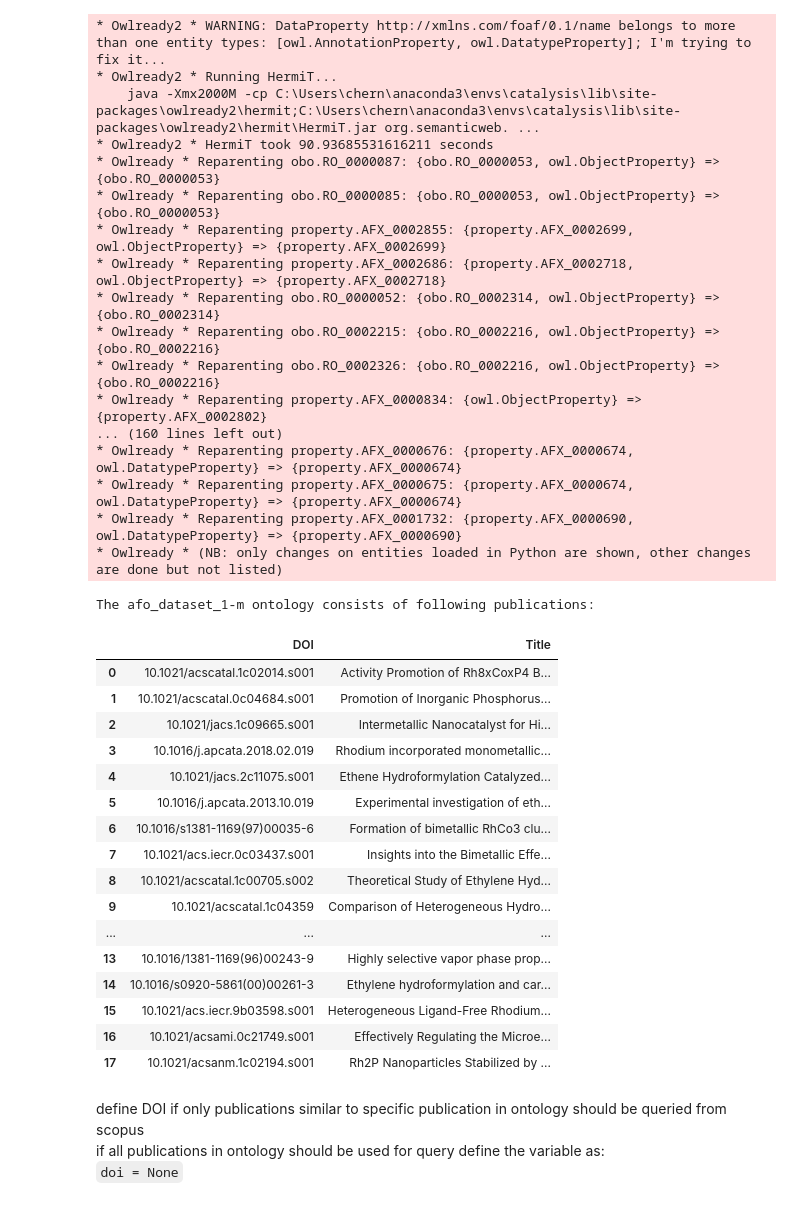
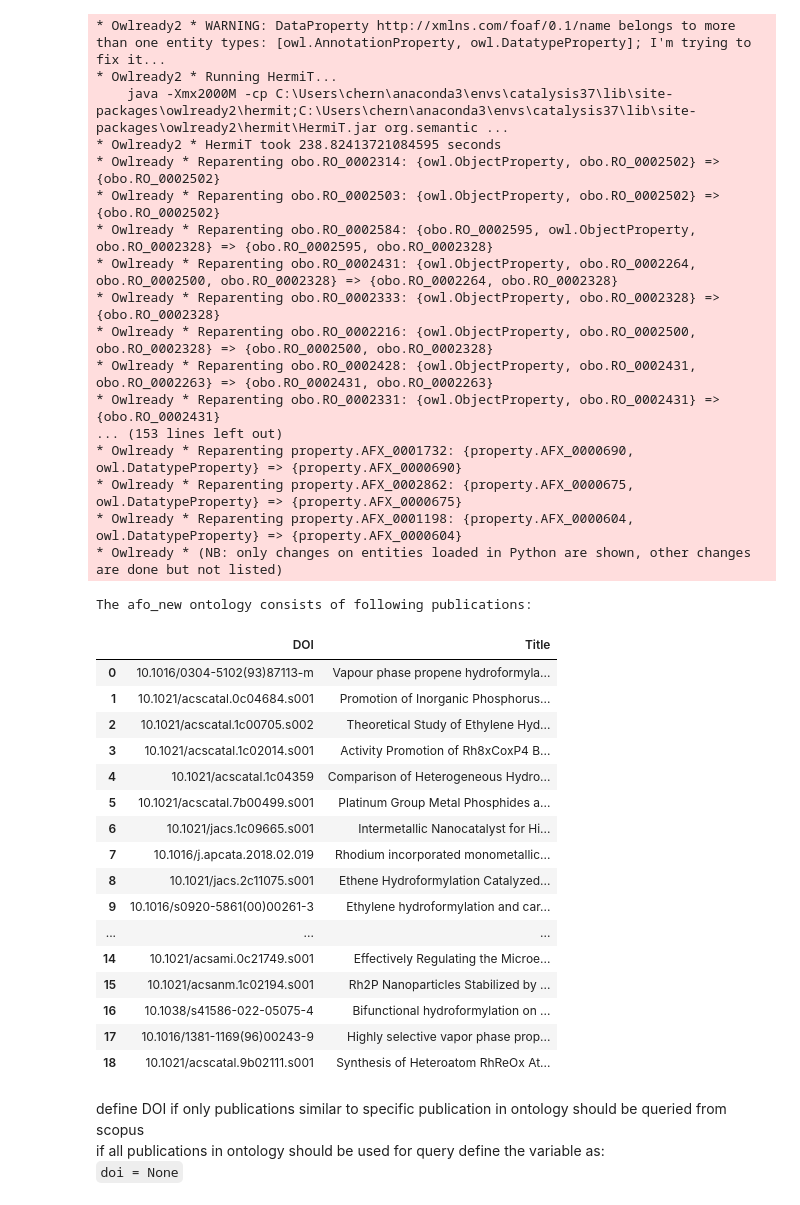
Before and after one commit to TUDoAD/Abschlussarbeiten_Behr, a Jupyter notebook: Chernenko/user_queries.ipynb, the cells around one changed output. Saved outputs shown, nothing was run; the diff lists cells and outputs as text; code cells hidden in the pictures.

```diff
--- a/Chernenko/user_queries.ipynb
+++ b/Chernenko/user_queries.ipynb
@@ -4,52 +6,52 @@ from queries import *
 # %%
 #load the ontology from "./ontologies/" and perform reasoning
-onto_name= "afo_dataset_1-m" #input name of the ontology
+onto_name= "afo_new" #input name of the ontology
 
 #perform reasoning, get dois from publications in the extended ontology
 onto_pub_list,onto,df=reasoning_dois_onto(onto_name)
 
 pd.set_option('display.max_rows', None)
 pd.set_option('display.max_columns', None)
 pd.set_option('display.width', None)
 pd.set_option('display.max_colwidth', None)
 
 display(df)
 # %% [output]
 * Owlready2 * WARNING: DataProperty http://xmlns.com/foaf/0.1/name belongs to more than one entity types: [owl.AnnotationProperty, owl.DatatypeProperty]; I'm trying to fix it...
 * Owlready2 * Running HermiT...
-    java -Xmx2000M -cp C:\Users\chern\anaconda3\envs\catalysis\lib\site-packages\owlready2\hermit;C:\Users\chern\anaconda3\envs\catalysis\lib\site-packages\owlready2\hermit\HermiT.jar org.semanticweb. ...
-* Owlready2 * HermiT took 90.93685531616211 seconds
-* Owlready * Reparenting obo.RO_0000087: {obo.RO_0000053, owl.ObjectProperty} => {obo.RO_0000053}
-* Owlready * Reparenting obo.RO_0000085: {obo.RO_0000053, owl.ObjectProperty} => {obo.RO_0000053}
-* Owlready * Reparenting property.AFX_0002855: {property.AFX_0002699, owl.ObjectProperty} => {property.AFX_0002699}
-* Owlready * Reparenting property.AFX_0002686: {property.AFX_0002718, owl.ObjectProperty} => {property.AFX_0002718}
-* Owlready * Reparenting obo.RO_0000052: {obo.RO_0002314, owl.ObjectProperty} => {obo.RO_0002314}
-* Owlready * Reparenting obo.RO_0002215: {obo.RO_0002216, owl.ObjectProperty} => {obo.RO_0002216}
-* Owlready * Reparenting obo.RO_0002326: {obo.RO_0002216, owl.ObjectProperty} => {obo.RO_0002216}
-* Owlready * Reparenting property.AFX_0000834: {owl.ObjectProperty} => {property.AFX_0002802}
-... (160 lines left out)
-* Owlready * Reparenting property.AFX_0000676: {property.AFX_0000674, owl.DatatypeProperty} => {property.AFX_0000674}
-* Owlready * Reparenting property.AFX_0000675: {property.AFX_0000674, owl.DatatypeProperty} => {property.AFX_0000674}
+    java -Xmx2000M -cp C:\Users\chern\anaconda3\envs\catalysis37\lib\site-packages\owlready2\hermit;C:\Users\chern\anaconda3\envs\catalysis37\lib\site-packages\owlready2\hermit\HermiT.jar org.semantic ...
+* Owlready2 * HermiT took 238.82413721084595 seconds
+* Owlready * Reparenting obo.RO_0002314: {owl.ObjectProperty, obo.RO_0002502} => {obo.RO_0002502}
+* Owlready * Reparenting obo.RO_0002503: {owl.ObjectProperty, obo.RO_0002502} => {obo.RO_0002502}
+* Owlready * Reparenting obo.RO_0002584: {obo.RO_0002595, owl.ObjectProperty, obo.RO_0002328} => {obo.RO_0002595, obo.RO_0002328}
+* Owlready * Reparenting obo.RO_0002431: {owl.ObjectProperty, obo.RO_0002264, obo.RO_0002500, obo.RO_0002328} => {obo.RO_0002264, obo.RO_0002328}
+* Owlready * Reparenting obo.RO_0002333: {owl.ObjectProperty, obo.RO_0002328} => {obo.RO_0002328}
+* Owlready * Reparenting obo.RO_0002216: {owl.ObjectProperty, obo.RO_0002500, obo.RO_0002328} => {obo.RO_0002500, obo.RO_0002328}
+* Owlready * Reparenting obo.RO_0002428: {owl.ObjectProperty, obo.RO_0002431, obo.RO_0002263} => {obo.RO_0002431, obo.RO_0002263}
+* Owlready * Reparenting obo.RO_0002331: {owl.ObjectProperty, obo.RO_0002431} => {obo.RO_0002431}
+... (153 lines left out)
 * Owlready * Reparenting property.AFX_0001732: {property.AFX_0000690, owl.DatatypeProperty} => {property.AFX_0000690}
+* Owlready * Reparenting property.AFX_0002862: {property.AFX_0000675, owl.DatatypeProperty} => {property.AFX_0000675}
+* Owlready * Reparenting property.AFX_0001198: {property.AFX_0000604, owl.DatatypeProperty} => {property.AFX_0000604}
 * Owlready * (NB: only changes on entities loaded in Python are shown, other changes are done but not listed)
-The afo_dataset_1-m ontology consists of following publications:
+The afo_new ontology consists of following publications:
 |  | DOI | Title |
-| 0 | 10.1021/acscatal.1c02014.s001 | Activity Promotion of Rh8xCoxP4 B... |
+| 0 | 10.1016/0304-5102(93)87113-m | Vapour phase propene hydroformyla... |
 | 1 | 10.1021/acscatal.0c04684.s001 | Promotion of Inorganic Phosphorus... |
-| 2 | 10.1021/jacs.1c09665.s001 | Intermetallic Nanocatalyst for Hi... |
-| 3 | 10.1016/j.apcata.2018.02.019 | Rhodium incorporated monometallic... |
-| 4 | 10.1021/jacs.2c11075.s001 | Ethene Hydroformylation Catalyzed... |
-| 5 | 10.1016/j.apcata.2013.10.019 | Experimental investigation of eth... |
-| 6 | 10.1016/s1381-1169(97)00035-6 | Formation of bimetallic RhCo3 clu... |
-| 7 | 10.1021/acs.iecr.0c03437.s001 | Insights into the Bimetallic Effe... |
-| 8 | 10.1021/acscatal.1c00705.s002 | Theoretical Study of Ethylene Hyd... |
-| 9 | 10.1021/acscatal.1c04359 | Comparison of Heterogeneous Hydro... |
+| 2 | 10.1021/acscatal.1c00705.s002 | Theoretical Study of Ethylene Hyd... |
+| 3 | 10.1021/acscatal.1c02014.s001 | Activity Promotion of Rh8xCoxP4 B... |
+| 4 | 10.1021/acscatal.1c04359 | Comparison of Heterogeneous Hydro... |
+| 5 | 10.1021/acscatal.7b00499.s001 | Platinum Group Metal Phosphides a... |
+| 6 | 10.1021/jacs.1c09665.s001 | Intermetallic Nanocatalyst for Hi... |
+| 7 | 10.1016/j.apcata.2018.02.019 | Rhodium incorporated monometallic... |
+| 8 | 10.1021/jacs.2c11075.s001 | Ethene Hydroformylation Catalyzed... |
+| 9 | 10.1016/s0920-5861(00)00261-3 | Ethylene hydroformylation and car... |
 | ... | ... | ... |
-| 13 | 10.1016/1381-1169(96)00243-9 | Highly selective vapor phase prop... |
-| 14 | 10.1016/s0920-5861(00)00261-3 | Ethylene hydroformylation and car... |
-| 15 | 10.1021/acs.iecr.9b03598.s001 | Heterogeneous Ligand-Free Rhodium... |
-| 16 | 10.1021/acsami.0c21749.s001 | Effectively Regulating the Microe... |
-| 17 | 10.1021/acsanm.1c02194.s001 | Rh2P Nanoparticles Stabilized by ... |
+| 14 | 10.1021/acsami.0c21749.s001 | Effectively Regulating the Microe... |
+| 15 | 10.1021/acsanm.1c02194.s001 | Rh2P Nanoparticles Stabilized by ... |
+| 16 | 10.1038/s41586-022-05075-4 | Bifunctional hydroformylation on ... |
+| 17 | 10.1016/1381-1169(96)00243-9 | Highly selective vapor phase prop... |
+| 18 | 10.1021/acscatal.9b02111.s001 | Synthesis of Heteroatom RhReOx At... |
 # %% [markdown]
 define DOI if only publications similar to specific publication in ontology should be queried from scopus\
 if all publications in ontology should be used for query define the variable as:\
```
Also changed, not shown: parts of 2 cells of this notebook, 20 other files.
